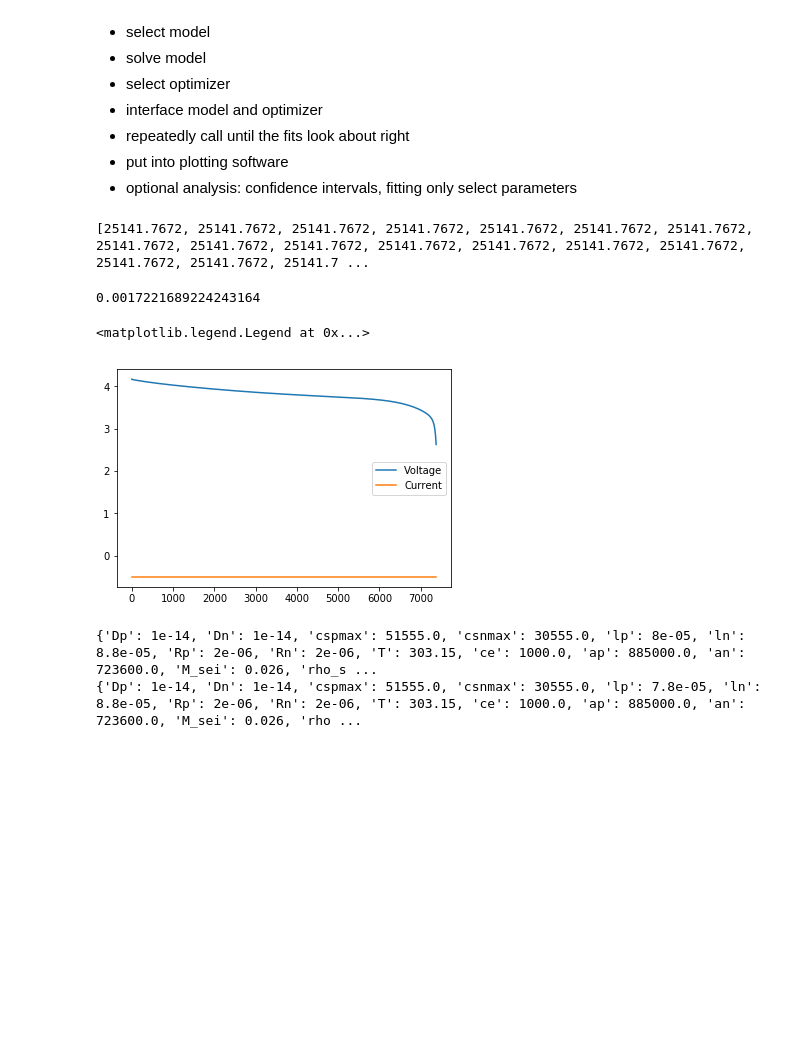
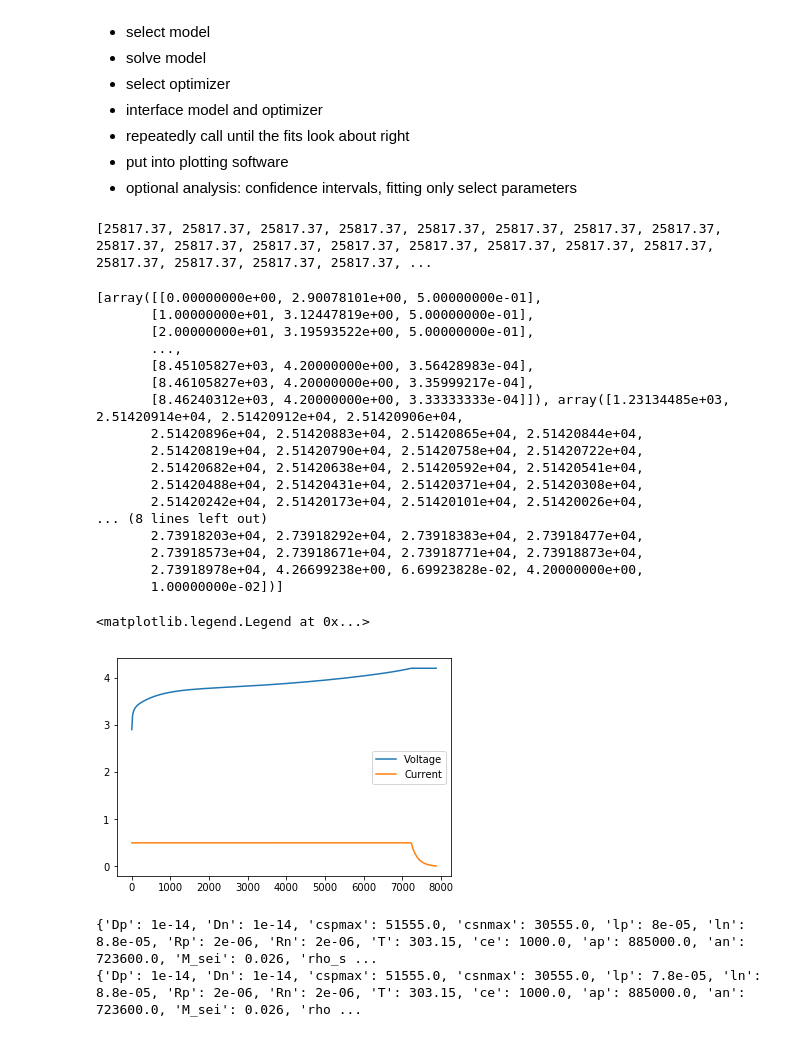
Before and after one commit to nealde/Ampere, a Jupyter notebook: Batt500_demo.ipynb, the cells around one changed output. Saved outputs shown, nothing was run; the diff lists cells and outputs as text; code cells hidden in the pictures; blank space fills up the shorter version.

```diff
--- a/Batt500_demo.ipynb
+++ b/Batt500_demo.ipynb
@@ -59,7 +59,7 @@ labels = ['Dn','Dp','Rn','Rp','T','an','ap','ce','csnmax','cspmax','kn','kp','ln
 values = [3.9e-14, 1e-14, 2e-6, 2e-6, 303.15, 723600, 885000, 1000, 30555, 51555, 5.0307e-9, 2.334e-9, 88e-6, 80e-6]
 p1 = dict(zip(labels, values))
 
-spm1 = SingleParticleFDSEI()
+spm1 = SingleParticleFD()
 print(spm1.initial_parameters)
 # print(spm1.estimate_inds)
 # %% [output]
@@ -105,23 +105,39 @@ print(spm1.initial_parameters)
 # %%
 print(spm1.discharge_ICs)
 # %% [output]
-[25141.7672, 25141.7672, 25141.7672, 25141.7672, 25141.7672, 25141.7672, 25141.7672, 25141.7672, 25141.7672, 25141.7672, 25141.7672, 25141.7672, 25141.7672, 25141.7672, 25141.7672, 25141.7672, 25141.7 ...
+[25817.37, 25817.37, 25817.37, 25817.37, 25817.37, 25817.37, 25817.37, 25817.37, 25817.37, 25817.37, 25817.37, 25817.37, 25817.37, 25817.37, 25817.37, 25817.37, 25817.37, 25817.37, 25817.37, 25817.37, ...
 # %%
 import time
-st = time.time()
+# st = time.time()
 # for i in range(50):
-data = spm1.discharge(current=0.5, trim=True)
+data = spm1.charge(current=0.5, trim=True
 # print(data.curr)
 # print(spm1.current_state)
 # data = spm1.discharge(current=1.0, trim=True, from_current_state=True)
-print((time.time()-st)/50)
+# print((time.time()-st)/50)
 plt.plot(data[0], data[1], label = 'Voltage')
 plt.plot(data[0], data[2], label = 'Current')
 plt.legend()
 # %% [output]
-0.0017221689224243164
+[array([[0.00000000e+00, 2.90078101e+00, 5.00000000e-01],
+       [1.00000000e+01, 3.12447819e+00, 5.00000000e-01],
+       [2.00000000e+01, 3.19593522e+00, 5.00000000e-01],
+       ...,
+       [8.45105827e+03, 4.20000000e+00, 3.56428983e-04],
+       [8.46105827e+03, 4.20000000e+00, 3.35999217e-04],
+       [8.46240312e+03, 4.20000000e+00, 3.33333333e-04]]), array([1.23134485e+03, 2.51420914e+04, 2.51420912e+04, 2.51420906e+04,
+       2.51420896e+04, 2.51420883e+04, 2.51420865e+04, 2.51420844e+04,
+       2.51420819e+04, 2.51420790e+04, 2.51420758e+04, 2.51420722e+04,
+       2.51420682e+04, 2.51420638e+04, 2.51420592e+04, 2.51420541e+04,
+       2.51420488e+04, 2.51420431e+04, 2.51420371e+04, 2.51420308e+04,
+       2.51420242e+04, 2.51420173e+04, 2.51420101e+04, 2.51420026e+04,
+... (8 lines left out)
+       2.73918203e+04, 2.73918292e+04, 2.73918383e+04, 2.73918477e+04,
+       2.73918573e+04, 2.73918671e+04, 2.73918771e+04, 2.73918873e+04,
+       2.73918978e+04, 4.26699238e+00, 6.69923828e-02, 4.20000000e+00,
+       1.00000000e-02])]
 <matplotlib.legend.Legend at 0x...>
-[figure, old version]
+[figure, new version]
 # %%
 # generate experimental data with some set of parameters
 
```
Also changed, not shown: parts of 2 cells of this notebook, 22 other files.
